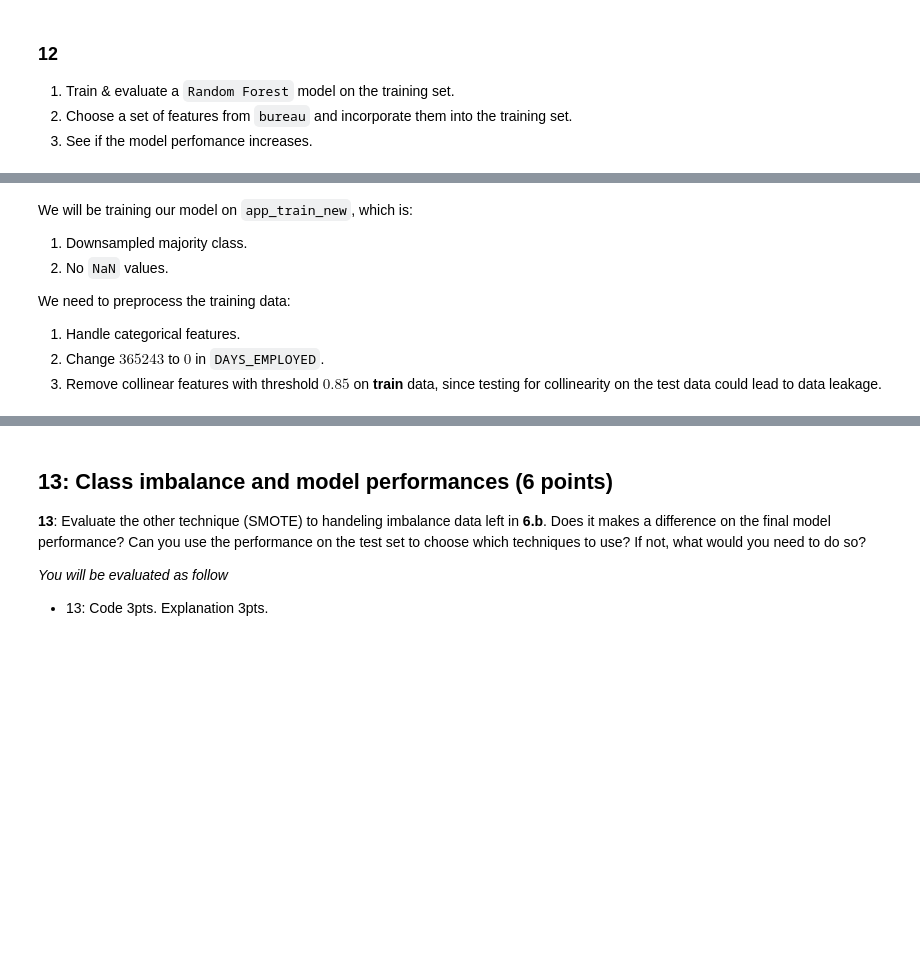
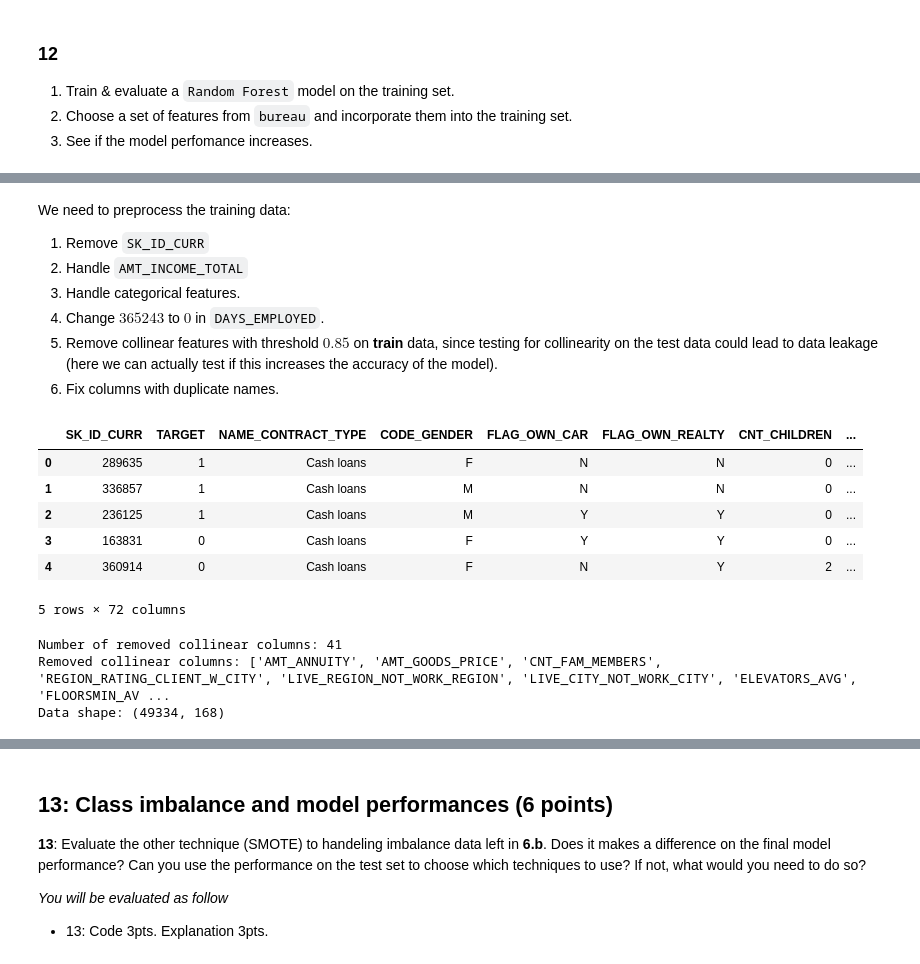
Before and after one commit to ztsv-av/applied-ml-mids-2024, a Jupyter notebook: Project_Part_1.ipynb, the cells around one changed output, grey strips where cells are left out. Saved outputs shown, nothing was run; the diff lists cells and outputs as text; code cells hidden in the pictures; blank space fills up the shorter version.

```diff
--- a/Project_Part_1.ipynb
+++ b/Project_Part_1.ipynb
@@ -854,9 +869,19 @@ Still, threshold values of `0.7`, `0.75` and `0.8` seems to low and we might los
 # %% [markdown]
-We will be training our model on `app_train_new`, which is:
-1. Downsampled majority class.
-2. No `NaN` values.
-
 We need to preprocess the training data:
-1. Handle categorical features.
-2. Change $365243$ to $0$ in `DAYS_EMPLOYED`.
-3. Remove collinear features with threshold $0.85$ on **train** data, since testing for collinearity on the test data could lead to data leakage.
+1. Remove `SK_ID_CURR`
+2. Handle `AMT_INCOME_TOTAL`
+3. Handle categorical features.
+4. Change $365243$ to $0$ in `DAYS_EMPLOYED`.
+5. Remove collinear features with threshold $0.85$ on **train** data, since testing for collinearity on the test data could lead to data leakage (here we can actually test if this increases the accuracy of the model).
+6. Fix columns with duplicate names.
+# %%
+train = app_train_new.copy()
+train.head()
+# %% [output]
+|  | SK_ID_CURR | TARGET | NAME_CONTRACT_TYPE | CODE_GENDER | FLAG_OWN_CAR | FLAG_OWN_REALTY | CNT_CHILDREN | ... |
+| 0 | 289635 | 1 | Cash loans | F | N | N | 0 | ... |
+| 1 | 336857 | 1 | Cash loans | M | N | N | 0 | ... |
+| 2 | 236125 | 1 | Cash loans | M | Y | Y | 0 | ... |
+| 3 | 163831 | 0 | Cash loans | F | Y | Y | 0 | ... |
+| 4 | 360914 | 0 | Cash loans | F | N | Y | 2 | ... |
+5 rows × 72 columns
@@ -862,0 +903,9 @@ We need to preprocess the training data:
+# %%
+train, removed_cols = handle_data(df=train)
+print(f"Number of removed collinear columns: {len(dropped_columns)}")
+print(f"Removed collinear columns: {dropped_columns}")
+print(f"Data shape: {train.shape}")
+# %% [output]
+Number of removed collinear columns: 41
+Removed collinear columns: ['AMT_ANNUITY', 'AMT_GOODS_PRICE', 'CNT_FAM_MEMBERS', 'REGION_RATING_CLIENT_W_CITY', 'LIVE_REGION_NOT_WORK_REGION', 'LIVE_CITY_NOT_WORK_CITY', 'ELEVATORS_AVG', 'FLOORSMIN_AV ...
+Data shape: (49334, 168)
```
Also changed, not shown: parts of 13 cells of this notebook.
